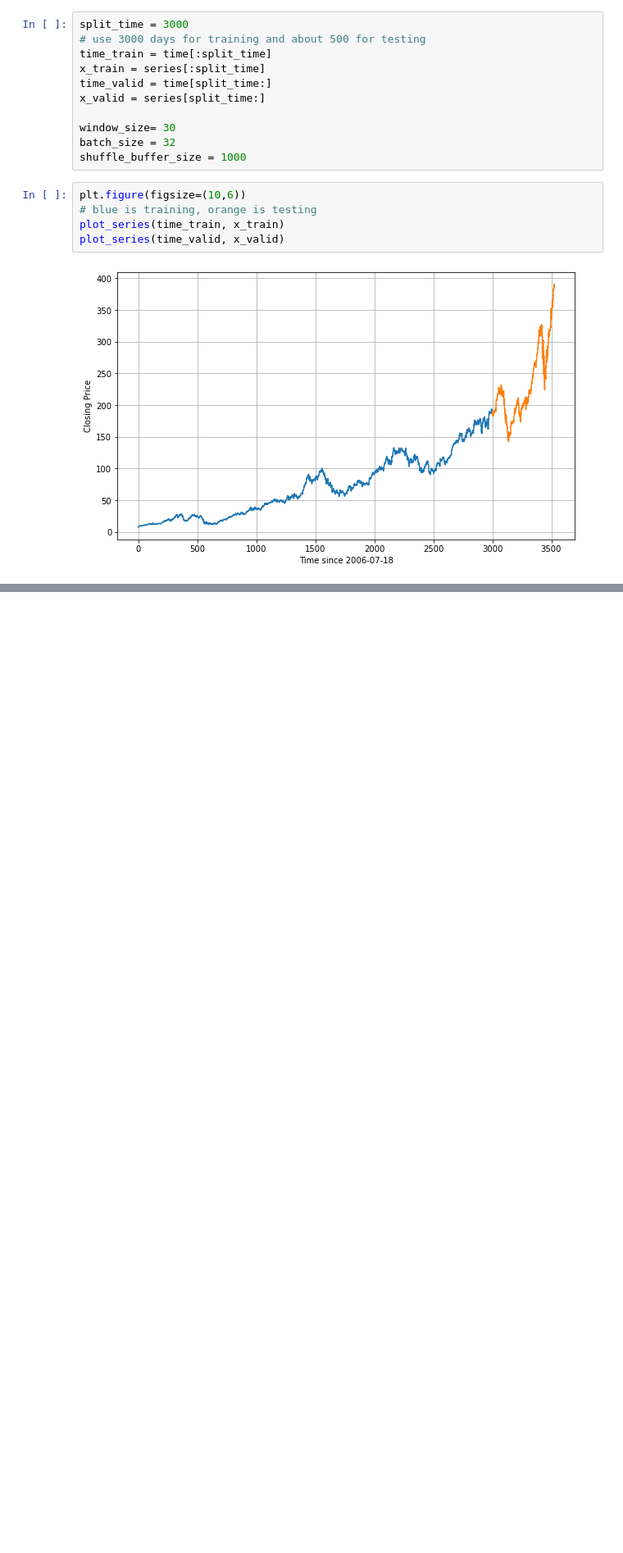
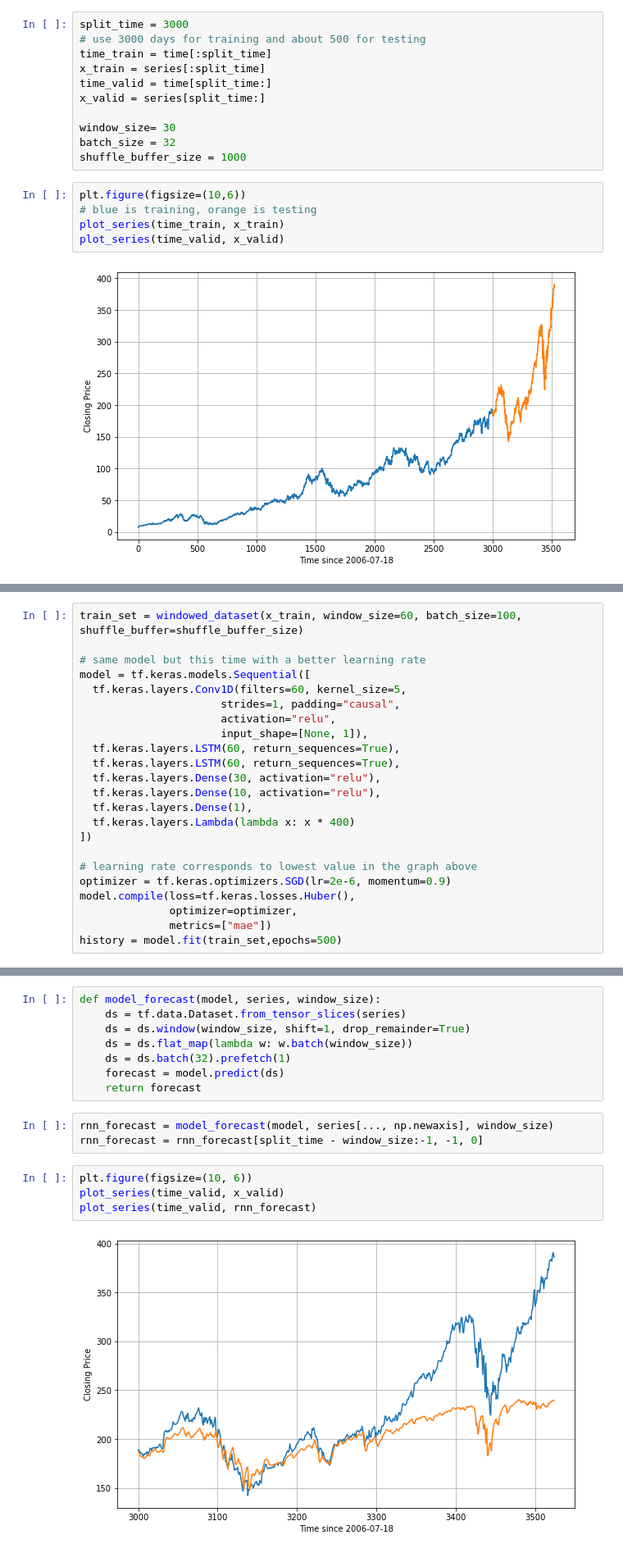
Before and after one commit to dharm1k987/tensorflow_covid-19, a Jupyter notebook: tensorflow_stock_prediction/Stock Prediction.ipynb, the cells around one changed output, grey strips where cells are left out. Shown at 82% size. Saved outputs shown, nothing was run; the diff lists cells and outputs as text; blank space fills up the shorter version.

```diff
--- a/tensorflow_stock_prediction/Stock Prediction.ipynb
+++ b/tensorflow_stock_prediction/Stock Prediction.ipynb
@@ -58,0 +135,23 @@ plot_series(time_valid, x_valid)
+# %%
+train_set = windowed_dataset(x_train, window_size=60, batch_size=100, shuffle_buffer=shuffle_buffer_size)
+
+# same model but this time with a better learning rate
+model = tf.keras.models.Sequential([
+  tf.keras.layers.Conv1D(filters=60, kernel_size=5,
+                      strides=1, padding="causal",
+                      activation="relu",
+                      input_shape=[None, 1]),
+  tf.keras.layers.LSTM(60, return_sequences=True),
+  tf.keras.layers.LSTM(60, return_sequences=True),
+  tf.keras.layers.Dense(30, activation="relu"),
+  tf.keras.layers.Dense(10, activation="relu"),
+  tf.keras.layers.Dense(1),
+  tf.keras.layers.Lambda(lambda x: x * 400)
+])
+
+# learning rate corresponds to lowest value in the graph above
+optimizer = tf.keras.optimizers.SGD(lr=2e-6, momentum=0.9)
+model.compile(loss=tf.keras.losses.Huber(),
+              optimizer=optimizer,
+              metrics=["mae"])
+history = model.fit(train_set,epochs=500)
@@ -58,0 +178,17 @@ plot_series(time_valid, x_valid)
+# %%
+def model_forecast(model, series, window_size):
+    ds = tf.data.Dataset.from_tensor_slices(series)
+    ds = ds.window(window_size, shift=1, drop_remainder=True)
+    ds = ds.flat_map(lambda w: w.batch(window_size))
+    ds = ds.batch(32).prefetch(1)
+    forecast = model.predict(ds)
+    return forecast
+# %%
+rnn_forecast = model_forecast(model, series[..., np.newaxis], window_size)
+rnn_forecast = rnn_forecast[split_time - window_size:-1, -1, 0]
+# %%
+plt.figure(figsize=(10, 6))
+plot_series(time_valid, x_valid)
+plot_series(time_valid, rnn_forecast)
+# %% [output]
+[figure, added]
```
Also changed, not shown: parts of 10 cells of this notebook.
